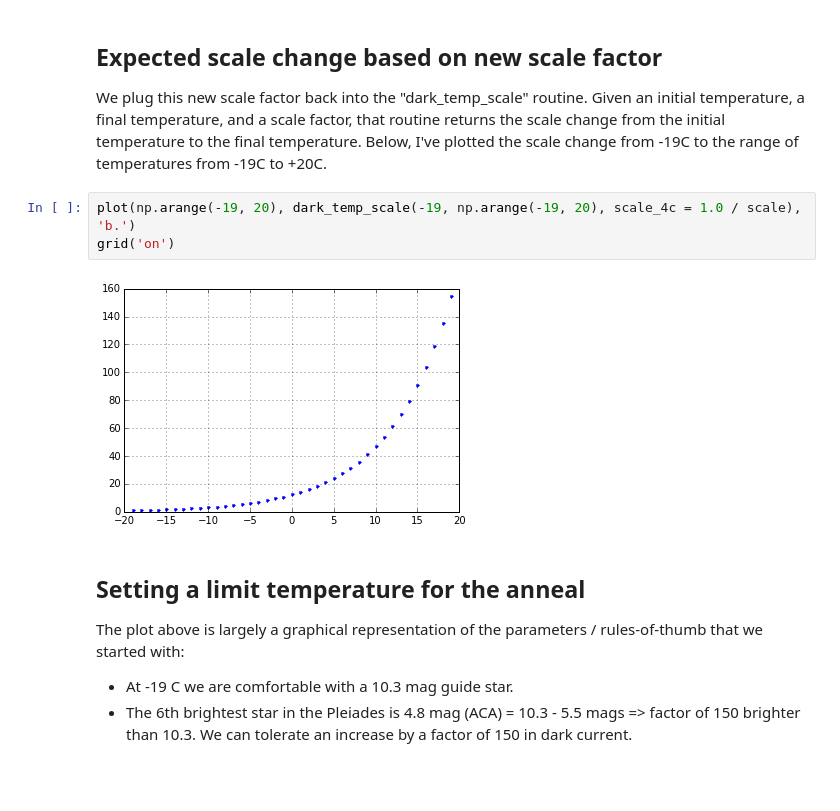
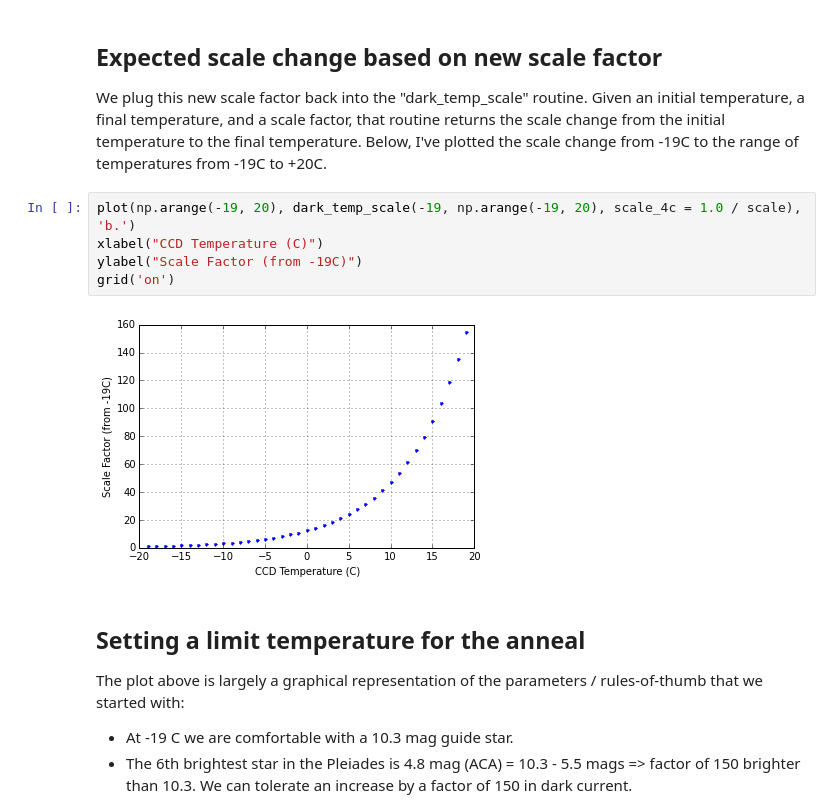
Before and after one commit to jeanconn/anneal_pathfinder, a Jupyter notebook: anneal_scale_factor.ipynb, the cells around one changed output. Drawn from its saved outputs; the diff is of its cells as text; blank space fills up the shorter version.

```diff
--- a/anneal_scale_factor.ipynb
+++ b/anneal_scale_factor.ipynb
@@ -164,9 +164,11 @@ This scale factor represents the multiplicative change in dark current for each
 We plug this new scale factor back into the "dark_temp_scale" routine. Given an initial temperature, a final temperature, and a scale factor, that routine returns the scale change from the initial temperature to the final temperature.  Below, I've plotted the scale change from -19C to the range of temperatures from -19C to +20C.
 # %%
 plot(np.arange(-19, 20), dark_temp_scale(-19, np.arange(-19, 20), scale_4c = 1.0 / scale), 'b.')
+xlabel("CCD Temperature (C)")
+ylabel("Scale Factor (from -19C)")
 grid('on')
 # %% [output]
-[figure, old version]
+[figure, new version]
 # %% [markdown]
 ## Setting a limit temperature for the anneal
 
```
Also changed, not shown: parts of 1 cell of this notebook.
